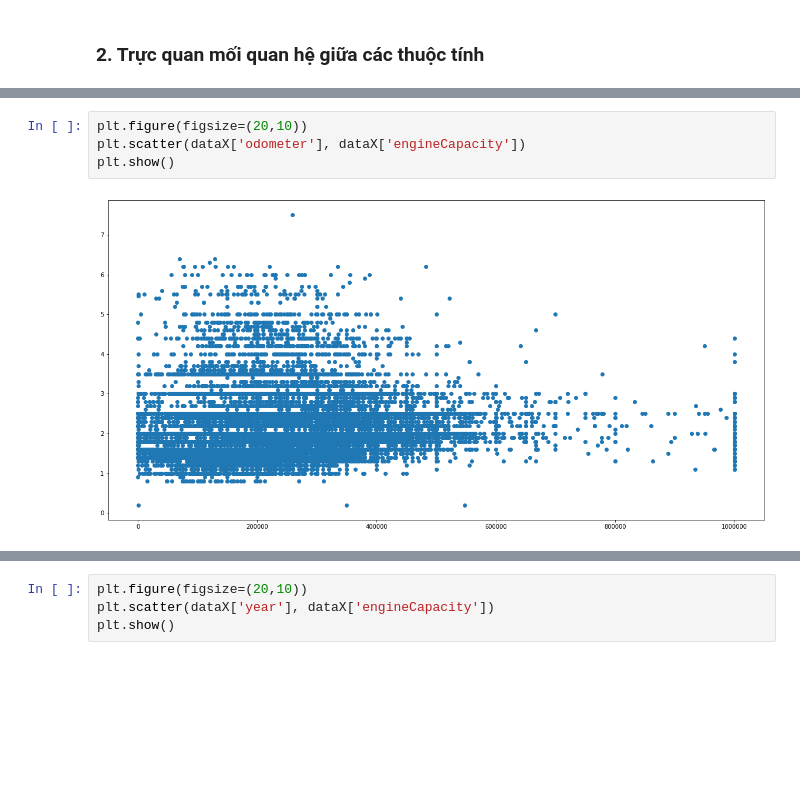
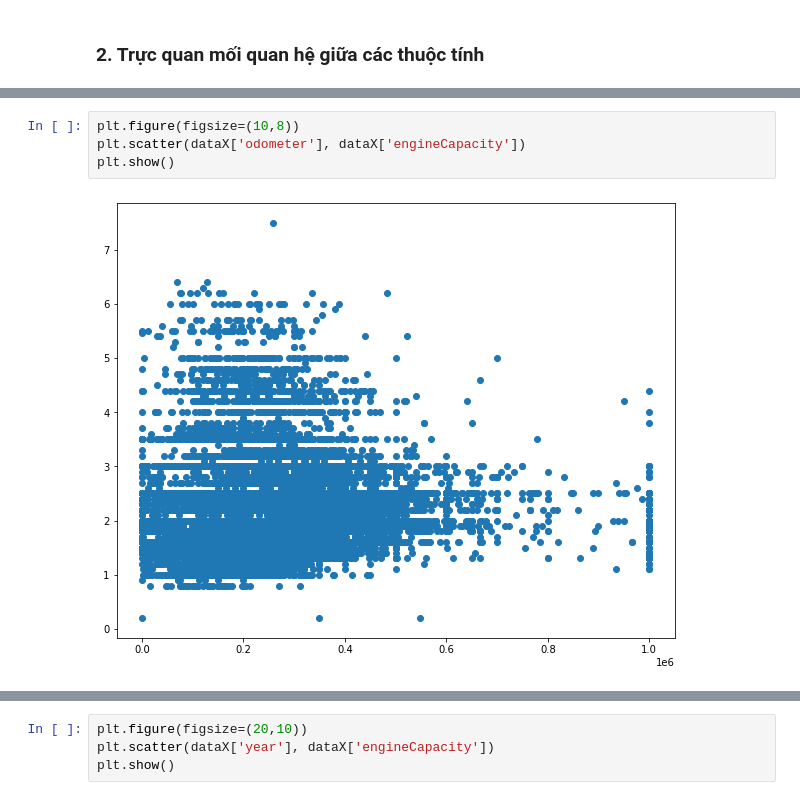
Before and after one commit to NHTN/Mathematical-Statistics-with-Applications, a Jupyter notebook: Project 1/Source/1_Report_P1.ipynb, the cells around one changed output, grey strips where cells are left out. Saved outputs shown, nothing was run; the diff lists cells and outputs as text; blank space fills up the shorter version.

```diff
--- a/Project 1/Source/1_Report_P1.ipynb
+++ b/Project 1/Source/1_Report_P1.ipynb
@@ -474,7 +452,7 @@ plt.show()
 # %%
-plt.figure(figsize=(20,10))
+plt.figure(figsize=(10,8))
 plt.scatter(dataX['odometer'], dataX['engineCapacity'])
 plt.show()
 # %% [output]
-[figure, old version]
+[figure, new version]
 # %%
```
Also changed, not shown: parts of 39 cells of this notebook.
